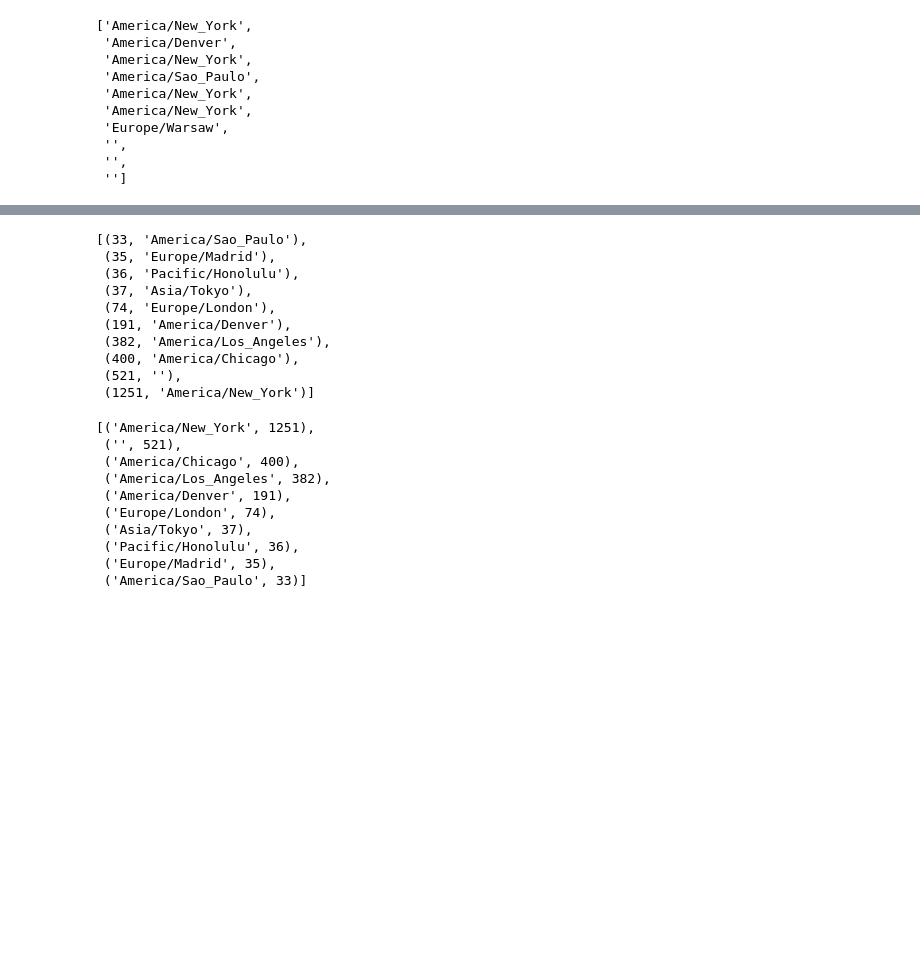
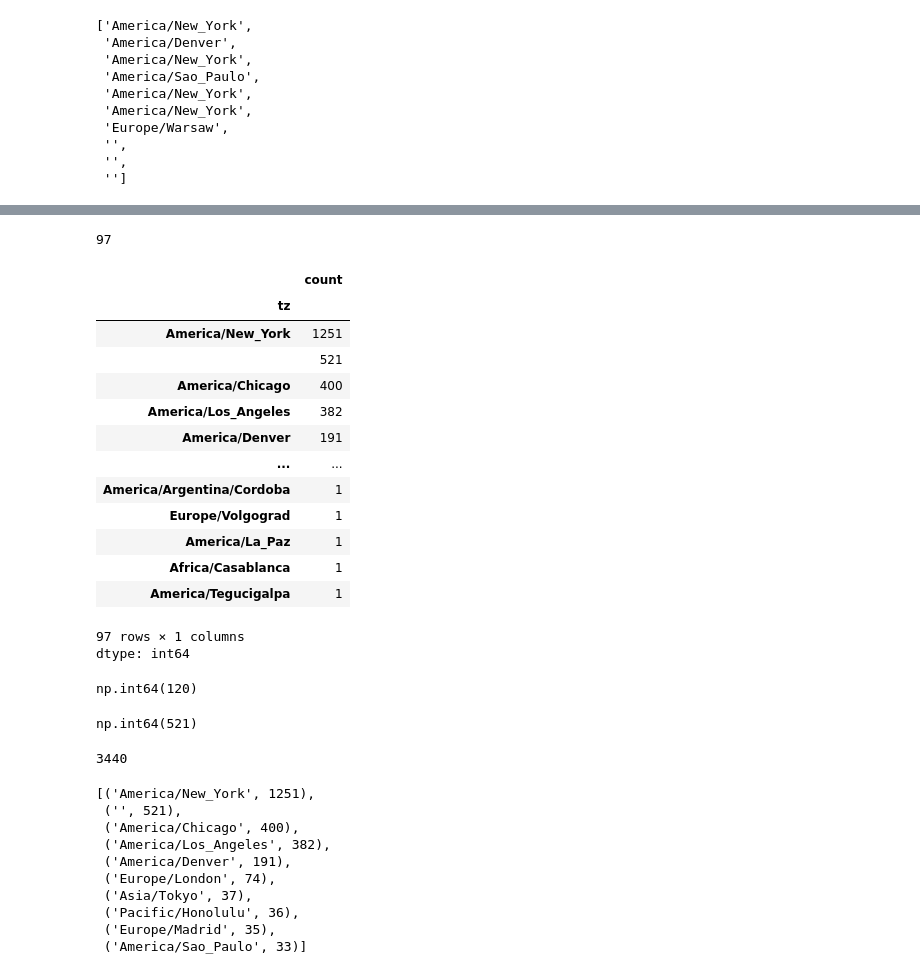
Before and after one commit to ancestor9/2026_Fall_Application-Deployment, a Jupyter notebook: 20261106/ch13_1_Bitly_Data_from_1_USA_gov.ipynb, the cells around one changed output, grey strips where cells are left out. Saved outputs shown, nothing was run; the diff lists cells and outputs as text; code cells hidden in the pictures; blank space fills up the shorter version.

```diff
--- a/20261106/ch13_1_Bitly_Data_from_1_USA_gov.ipynb
+++ b/20261106/ch13_1_Bitly_Data_from_1_USA_gov.ipynb
@@ -154,21 +263,44 @@ len(time_zones)
+# %%
+frame['tz'].nunique()
+# %% [output]
+97
+# %%
+frame['tz'].value_counts()
+# %% [output]
+|  | count |
+| tz |  |
+| America/New_York | 1251 |
+|  | 521 |
+| America/Chicago | 400 |
+| America/Los_Angeles | 382 |
+| America/Denver | 191 |
+| ... | ... |
+| America/Argentina/Cordoba | 1 |
+| Europe/Volgograd | 1 |
+| America/La_Paz | 1 |
+| Africa/Casablanca | 1 |
+| America/Tegucigalpa | 1 |
+97 rows × 1 columns
+dtype: int64
+# %%
+# 결측치(NaN) 개수 확인
+frame['tz'].isnull().sum()
+# %% [output]
+np.int64(120)
+# %%
+# 빈 문자열("") 개수 확인
+(frame['tz'] == '').sum()
+# %% [output]
+np.int64(521)
+# %%
+len(time_zones)
+# %% [output]
+3440
 # %%
 def top_counts(count_dict, n=10):
     value_key_pairs = [(count, tz) for tz, count in count_dict.items()]
     value_key_pairs.sort()
     return value_key_pairs[-n:]
-# %%
-top_counts(counts)
-# %% [output]
-[(33, 'America/Sao_Paulo'),
- (35, 'Europe/Madrid'),
- (36, 'Pacific/Honolulu'),
- (37, 'Asia/Tokyo'),
- (74, 'Europe/London'),
- (191, 'America/Denver'),
- (382, 'America/Los_Angeles'),
- (400, 'America/Chicago'),
- (521, ''),
- (1251, 'America/New_York')]
 # %%
 from collections import Counter
 counts = Counter(time_zones)
```
Also changed, not shown: parts of 19 cells of this notebook.
